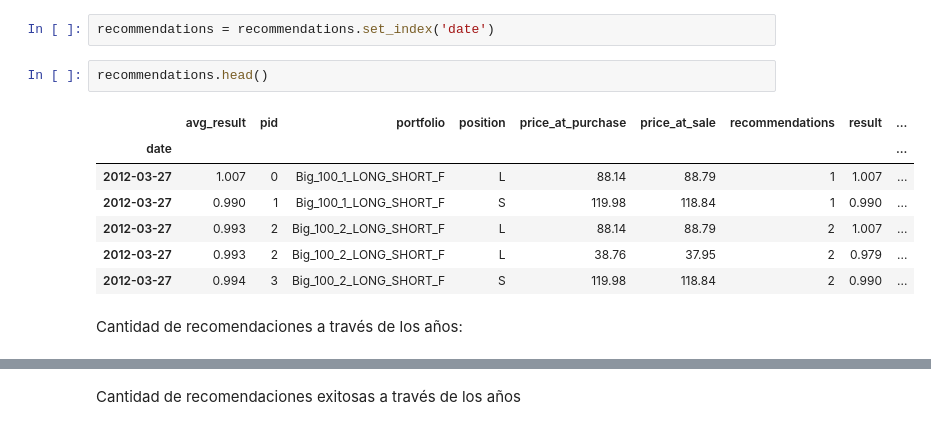
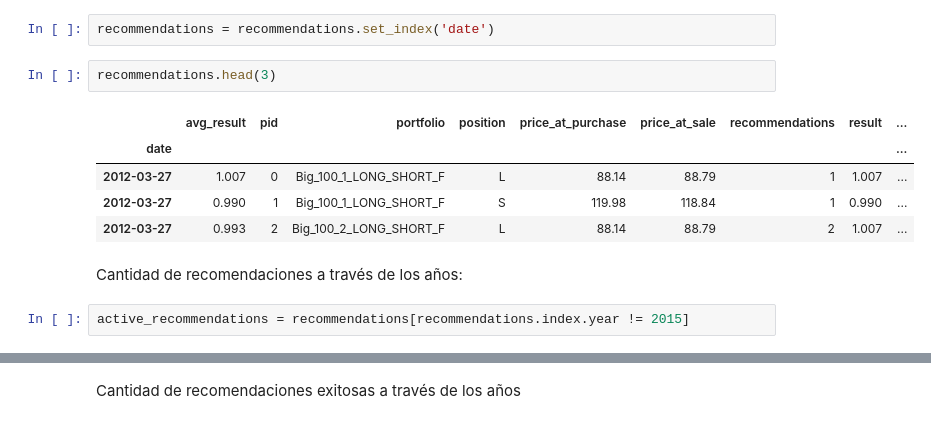
Before and after one commit to ZzAntares/stock-recommendations-analysis, a Jupyter notebook: Project_ZZAlpha_DataSet_Analysis.ipynb, the cells around one changed output, grey strips where cells are left out. Drawn from its saved outputs; the diff is of its cells as text.

```diff
--- a/Project_ZZAlpha_DataSet_Analysis.ipynb
+++ b/Project_ZZAlpha_DataSet_Analysis.ipynb
@@ -478,15 +505,15 @@ recommendations['date'] = pd.to_datetime(recommendations.date)
 # %%
 recommendations = recommendations.set_index('date')
 # %%
-recommendations.head()
+recommendations.head(3)
 # %% [output]
 |  | avg_result | pid | portfolio | position | price_at_purchase | price_at_sale | recommendations | result | ... |
 | date |  |  |  |  |  |  |  |  | ... |
 | 2012-03-27 | 1.007 | 0 | Big_100_1_LONG_SHORT_F | L | 88.14 | 88.79 | 1 | 1.007 | ... |
 | 2012-03-27 | 0.990 | 1 | Big_100_1_LONG_SHORT_F | S | 119.98 | 118.84 | 1 | 0.990 | ... |
 | 2012-03-27 | 0.993 | 2 | Big_100_2_LONG_SHORT_F | L | 88.14 | 88.79 | 2 | 1.007 | ... |
-| 2012-03-27 | 0.993 | 2 | Big_100_2_LONG_SHORT_F | L | 38.76 | 37.95 | 2 | 0.979 | ... |
-| 2012-03-27 | 0.994 | 3 | Big_100_2_LONG_SHORT_F | S | 119.98 | 118.84 | 2 | 0.990 | ... |
 # %% [markdown]
 Cantidad de recomendaciones a través de los años:
+# %%
+active_recommendations = recommendations[recommendations.index.year != 2015]
 # %%
```
Also changed, not shown: parts of 14 cells of this notebook, 10 other files.
